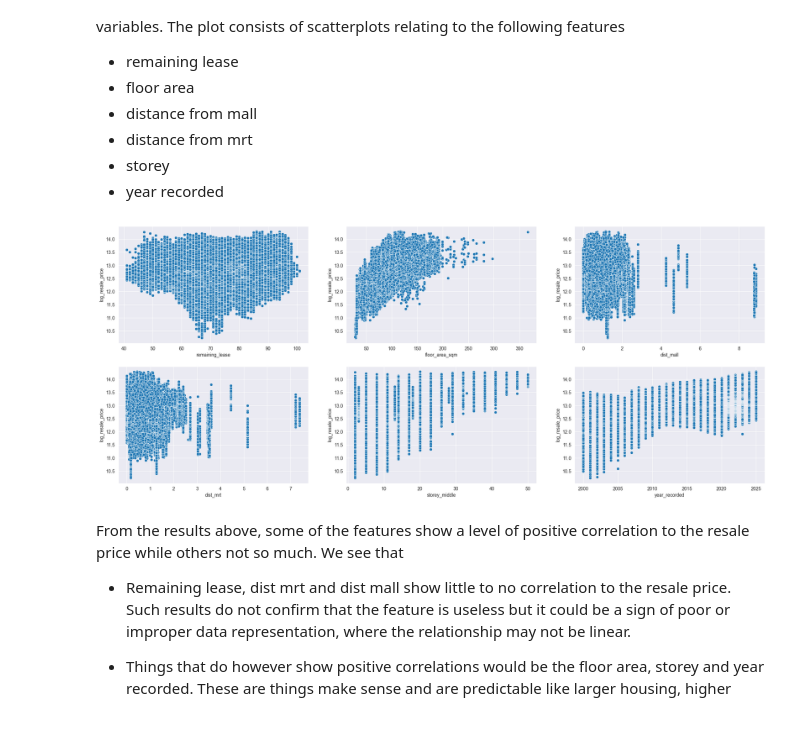
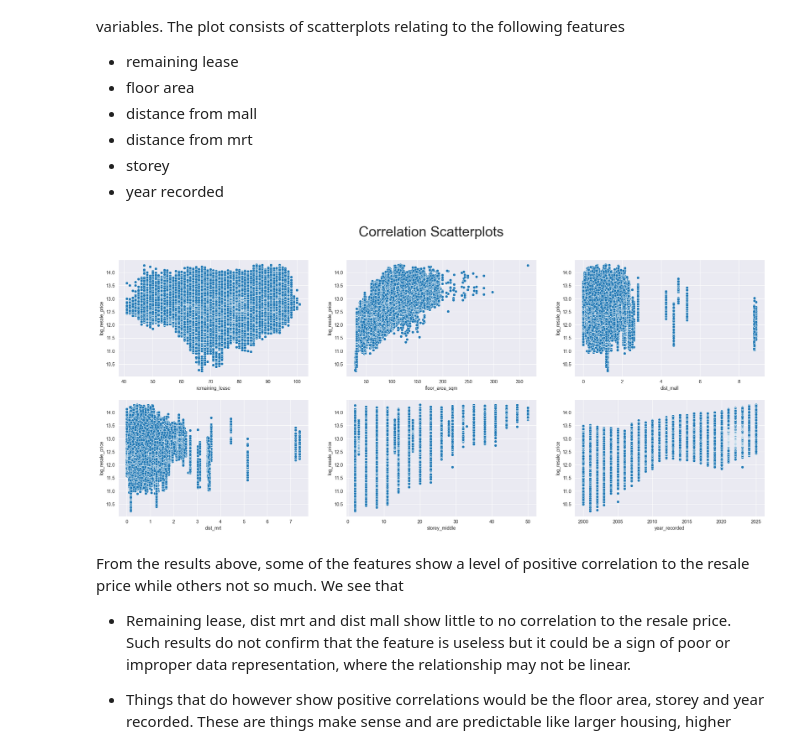
Before and after one commit to Tedyang2003/dsai-hdb-analysis, a Jupyter notebook: submission.ipynb, the cells around one changed output. Cells and saved outputs as stored; diff of their text form; code cells hidden in the pictures.

Commit message:
Updated graphs

```diff
--- a/submission.ipynb
+++ b/submission.ipynb
@@ -694,20 +694,21 @@ Up next on what affects the price is an indepth correlation analysis for our con
 # %%
 fig, ((ax1,ax2,ax3),(ax4, ax5, ax6)) = plt.subplots(2,3,figsize=(25, 10))
 num_ds = merged_df[['remaining_lease', 'floor_area_sqm', 'dist_mall', 'dist_mrt' , 'storey_middle','log_resale_price', 'year_recorded']]
 
 # Create the scatter plot within the subplot
 
 sns.scatterplot(data = num_ds, x='remaining_lease', y='log_resale_price', ax=ax1)
 sns.scatterplot(data = num_ds, x='floor_area_sqm', y='log_resale_price', ax=ax2)
 sns.scatterplot(data = num_ds, x='dist_mall', y='log_resale_price', ax=ax3)
 sns.scatterplot(data = num_ds, x='dist_mrt', y='log_resale_price', ax=ax4)
 sns.scatterplot(data = num_ds, x='storey_middle', y='log_resale_price', ax=ax5)
 sns.scatterplot(data = num_ds, x='year_recorded', y='log_resale_price', ax=ax6)
+fig.suptitle('Correlation Scatterplots', fontsize=30)
 
 # Show the plot
 plt.show()
 # %% [output]
-[figure, old version]
+[figure, new version]
 # %% [markdown]
 From the results above, some of the features show a level of positive correlation to the resale price while others not so much. We see that
 - Remaining lease, dist mrt and dist mall show little to no correlation to the resale price. Such results do not confirm that the feature is useless but it could be a sign of poor or improper data representation, where the relationship may not be linear.
```
Also changed, not shown: parts of 4 cells of this notebook.
